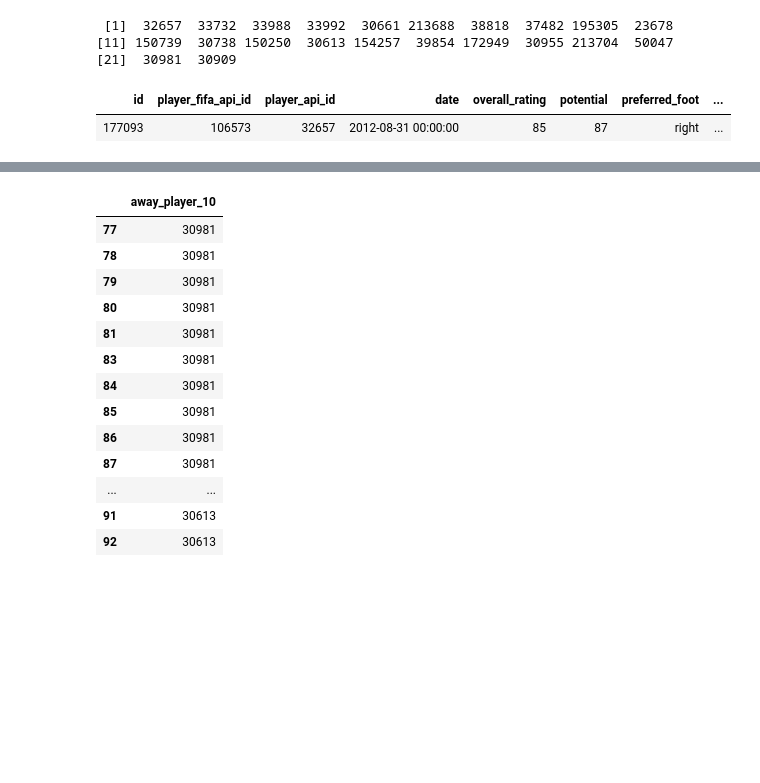
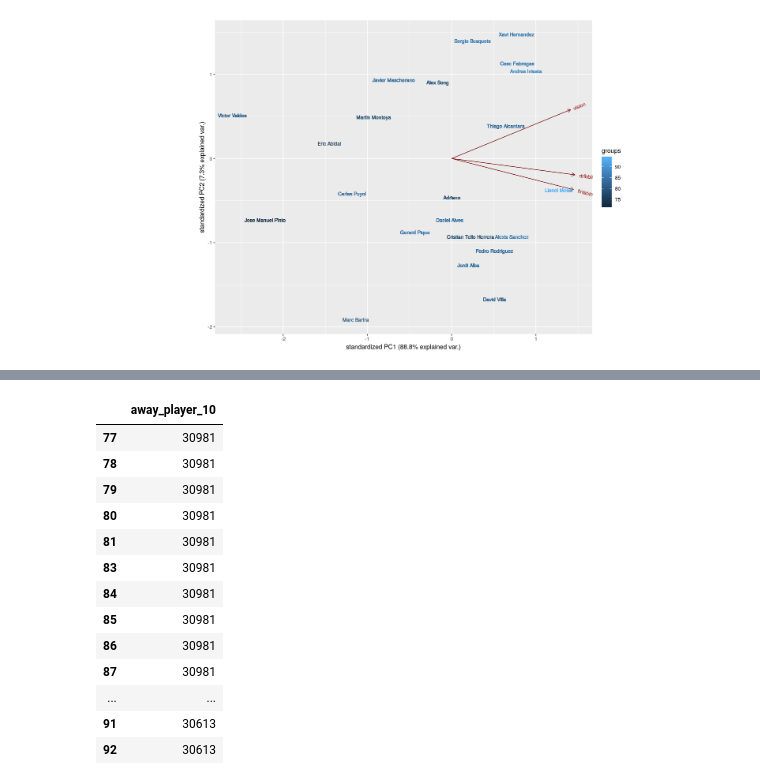
Before and after one commit to alexandruionascu/uvt, a Jupyter notebook: data_analysis_R/Project.ipynb, the cells around one changed output, grey strips where cells are left out. Drawn from its saved outputs; the diff is of its cells as text; code cells hidden in the pictures; blank space fills up the shorter version.

```diff
--- a/data_analysis_R/Project.ipynb
+++ b/data_analysis_R/Project.ipynb
@@ -165,10 +169,8 @@ away_team_matches <- dbGetQuery(db, sprintf("SELECT * FROM Match WHERE away_team
 home_team_matches <- na.omit(home_team_matches)
 away_team_matches <- na.omit(away_team_matches)
 
-get_player_attributes <- function(player_api_id, match_date) {
-    versions <- dbGetQuery(
-        db,
-        sprintf("SELECT * FROM Player_Attributes WHERE player_api_id = %s ORDER BY abs(DATE('%s') - date)", player_api_id, match_date)
-    )
-    versions[1,]
+# get the player attributes closest to the date
+get_player_attributes <- function(player_api_id, match_date = Sys.Date()) {
+    versions <- Player[Player$player_api_id == player_api_id,]
+    versions[order(abs(difftime(versions$date, match_date))),][1,]
 }
@@ -175,19 +182,18 @@ get_player_attributes <- function(player_api_id, match_date) {
 # %%
 all_players <- list()
 for (i in 1:11) {
     home_players <- as.list(home_team_matches[sprintf("home_player_%d", i)])
     away_players <- as.list(away_team_matches[sprintf("away_player_%d", i)])
     all_players <- append(unlist(all_players), unlist(home_players))
     all_players <- append(unlist(all_players), unlist(away_players))
 }
-all_team_players <- unique(all_team_players)
-print(all_team_players)
+
+options(repr.plot.width=15, repr.plot.height=8)
+
+all_team_players <- unique(all_players)
+team_df <- do.call(rbind, Map(function(x) data.frame(get_player_attributes(x)), x=all_players))
+pca <- prcomp(team_df[,c('finishing', 'dribbling', 'vision')], center = TRUE,scale. = TRUE)
+library(ggbiplot)
+ggbiplot(pca, labels=DF$player_name, groups=team_df$overall_rating)
 # %% [output]
- [1]  32657  33732  33988  33992  30661 213688  38818  37482 195305  23678
-[11] 150739  30738 150250  30613 154257  39854 172949  30955 213704  50047
-[21]  30981  30909
+[figure, added]
-# %%
-get_player_attributes(32657, '2012-08-19 00:00:00')
-# %% [output]
-| id | player_fifa_api_id | player_api_id | date | overall_rating | potential | preferred_foot | ... |
-| 177093 | 106573 | 32657 | 2012-08-31 00:00:00 | 85 | 87 | right | ... |
```
Also changed, not shown: parts of 11 cells of this notebook.
